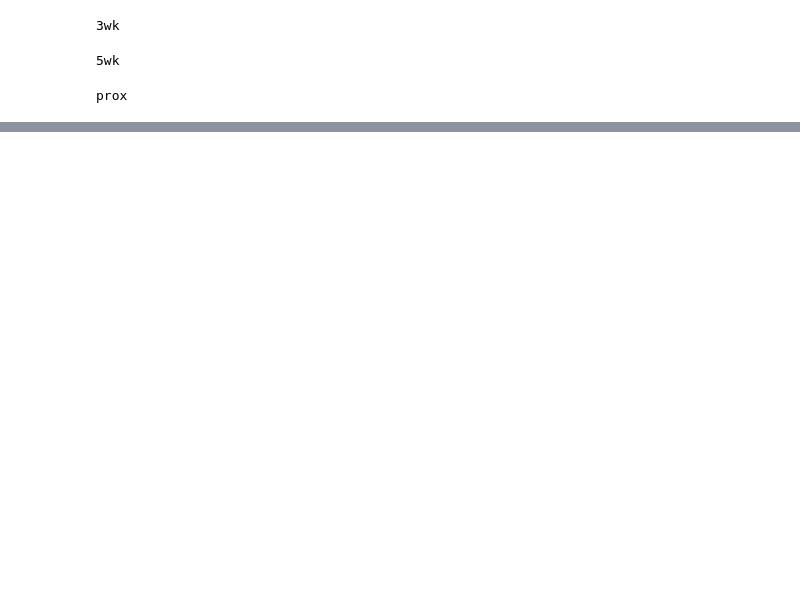
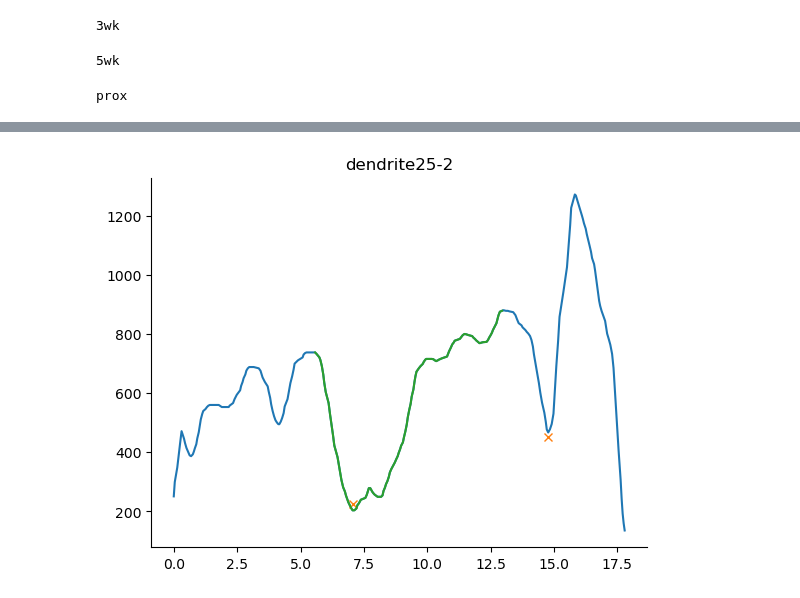
Before and after one commit to tonykelly00/DSC_morphology_pipeline, a Jupyter notebook: notebooks/STED_analysis.ipynb, the cells around one changed output, grey strips where cells are left out. Cells and saved outputs as stored; diff of their text form; code cells hidden in the pictures; blank space fills up the shorter version.

```diff
--- a/notebooks/STED_analysis.ipynb
+++ b/notebooks/STED_analysis.ipynb
@@ -221,0 +223,9 @@ print(df.sem())
+# %%
+#data, dendrite branch
+dend_name= 'dendrite25-2'  #'dendrite3' #'dendrite1' 'dendrite4' #'C1_02_cell1_d2'   #'C1_03_cell2_d2' 'C1_03_cell2_d3'
+
+#branchs=dendbranch_dic[dend_name]
+df=STEDdata['3wk'][dend_name]['DSC_properties']
+fig, ax = plot_dsc(STEDdata['3wk'][dend_name],dend_name, corr=1)
+# %% [output]
+[figure, added]
```
Also changed, not shown: parts of 15 cells of this notebook, 7 other files.
